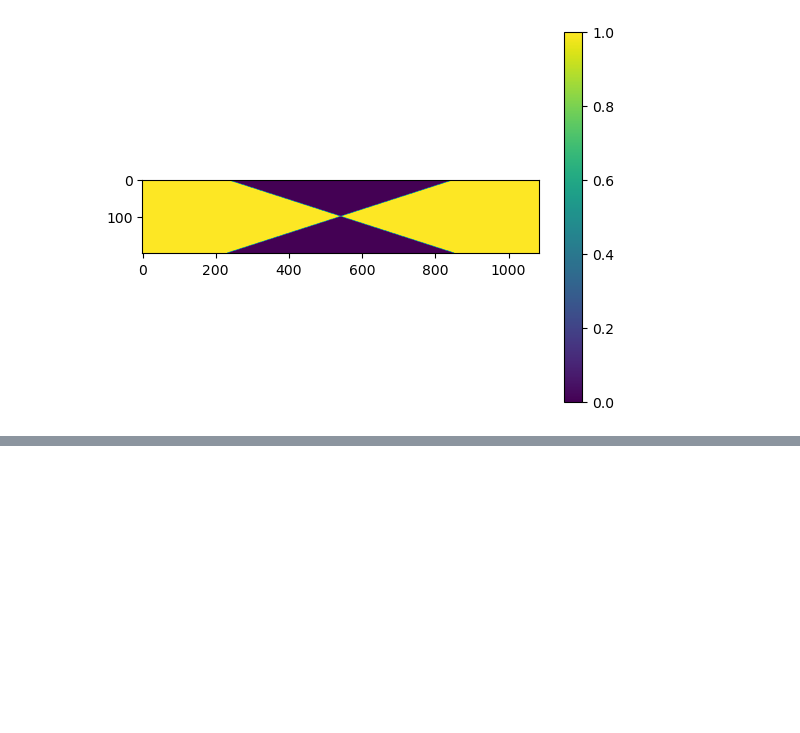
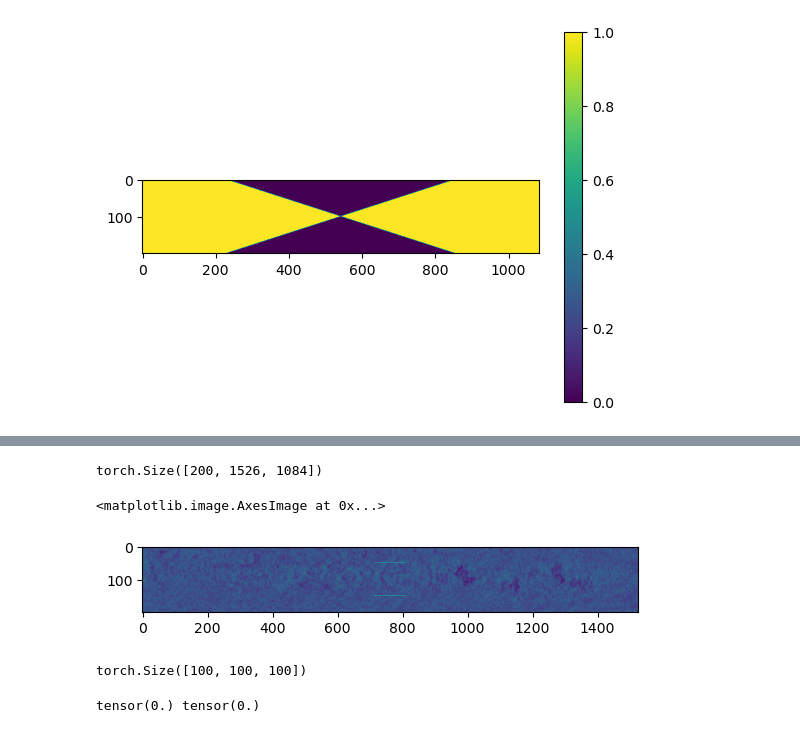
Before and after one commit to henrynjones/PyMWR, a Jupyter notebook: make_mask.ipynb, the cells around one changed output, grey strips where cells are left out. Cells and saved outputs as stored; diff of their text form; code cells hidden in the pictures; blank space fills up the shorter version.

```diff
--- a/make_mask.ipynb
+++ b/make_mask.ipynb
@@ -87,0 +145,23 @@ torch.save(sample, "./emb_sample.pt")
+# %%
+sample = torch.load("./emb_sample.pt")
+# %%
+print(sample.shape)
+# %% [output]
+torch.Size([200, 1526, 1084])
+# %%
+inset = torch.zeros_like(sample[:,:, sample.shape[2]//2])
+inset[(inset.shape[0] // 2) - 50, (inset.shape[1] // 2) - 50: (inset.shape[1] // 2) + 50] = 1
+inset[(inset.shape[0] // 2) + 50, (inset.shape[1] // 2) - 50: (inset.shape[1] // 2) + 50] = 1
+
+plt.imshow(sample[:, :, sample.shape[2]//2] + inset)
+# %% [output]
+<matplotlib.image.AxesImage at 0x...>
+[figure, added]
+# %%
+print(this.shape)
+# %% [output]
+torch.Size([100, 100, 100])
+# %%
+print(torch.max(this), torch.min(this))
+# %% [output]
+tensor(0.) tensor(0.)
```
Also changed, not shown: parts of 40 cells of this notebook, 4 other files.
